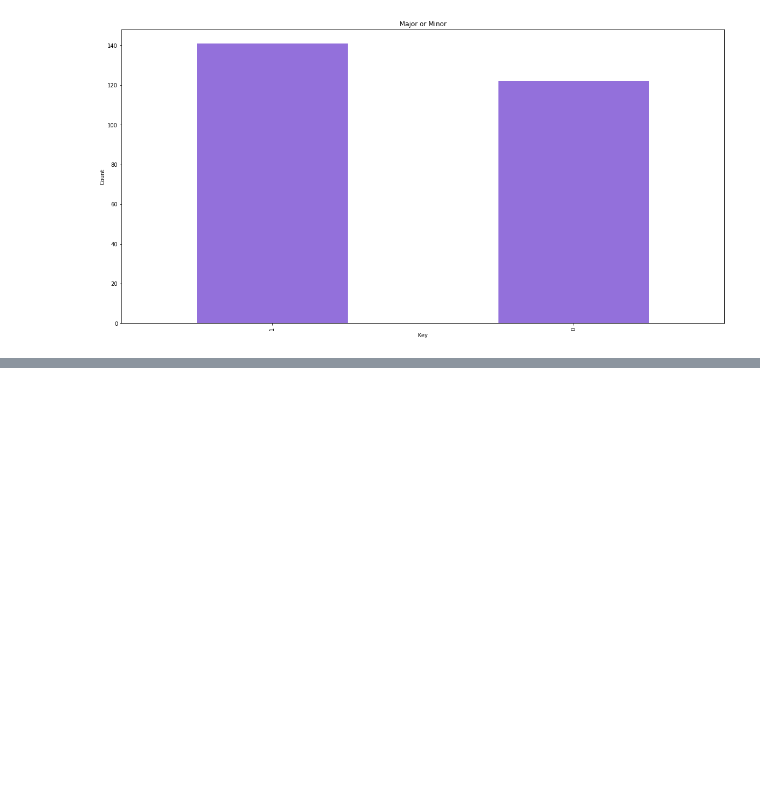
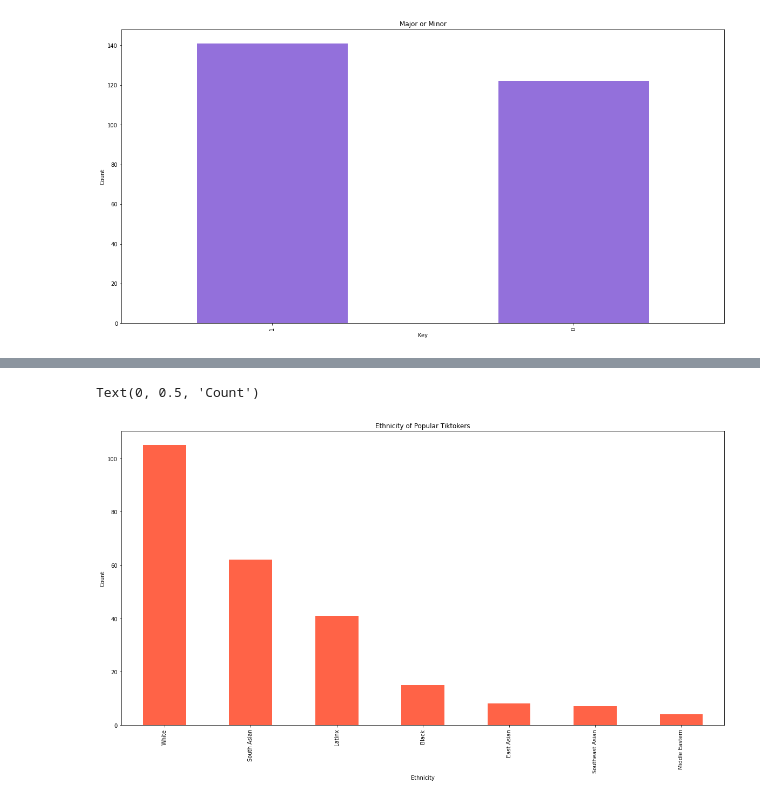
Before and after one commit to incalescence/open-data, a Jupyter notebook: tiktoksongs.ipynb, the cells around one changed output, grey strips where cells are left out. Drawn from its saved outputs; the diff is of its cells as text; code cells hidden in the pictures; blank space fills up the shorter version.

```diff
--- a/tiktoksongs.ipynb
+++ b/tiktoksongs.ipynb
@@ -94,0 +98,5 @@ time_signature_count.plot(kind='bar', title='Major or Minor', xlabel='Key', ylab
+# %%
+filepath = 'tiktok-data/top-250-tiktokers.csv'
+tiktokers = pd.read_csv(filepath)
+print("done")
+tiktokers.head()
@@ -94,0 +111,10 @@ time_signature_count.plot(kind='bar', title='Major or Minor', xlabel='Key', ylab
+# %%
+# show ethnicity graph
+ethnicity_count = tiktokers['Ethnicity'].value_counts()
+ethnicity_count.plot(kind='bar', color=['tomato'])
+plt.title('Ethnicity of Popular Tiktokers')
+plt.xlabel('Ethnicity')
+plt.ylabel('Count')
+# %% [output]
+Text(0, 0.5, 'Count')
+[figure, added]
```
Also changed, not shown: parts of 7 cells of this notebook, 6 other files.
